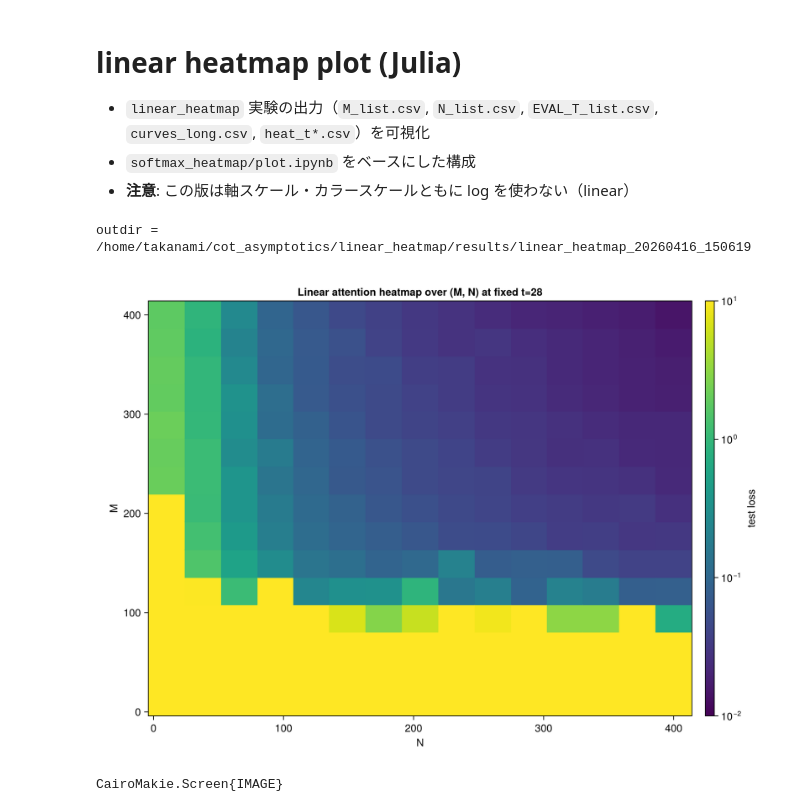
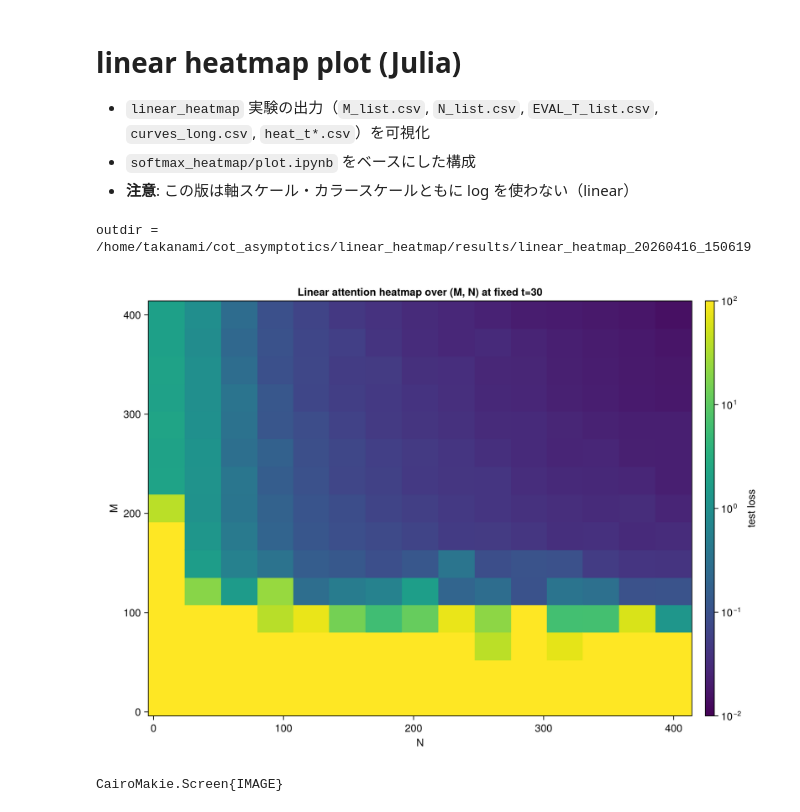
Before and after one commit to taka255/cot_asymptotics, a Jupyter notebook: linear_heatmap/plot.ipynb, the cells around one changed output. Saved outputs shown, nothing was run; the diff lists cells and outputs as text; code cells hidden in the pictures.

```diff
--- a/linear_heatmap/plot.ipynb
+++ b/linear_heatmap/plot.ipynb
@@ -10,19 +10,8 @@ using DelimitedFiles
 
 # 必要なら手動指定:
 outdir = "/home/takanami/cot_asymptotics/linear_heatmap/results/linear_heatmap_20260416_150619"
+#outdir = "/home/takanami/cot_asymptotics/linear_heatmap/results/latest_linear_heatmap"
 
-base_dir = @__DIR__
-results_root = joinpath(base_dir, "results")
-
-function pick_latest_outdir(results_root::String)
-    dirs = filter(name -> startswith(name, "linear_heatmap_"), readdir(results_root))
-    @assert !isempty(dirs) "No linear_heatmap_* directory found under $(results_root)"
-    full = joinpath.(results_root, dirs)
-    mtimes = map(path -> stat(path).mtime, full)
-    return full[argmax(mtimes)]
-end
-
-outdir = pick_latest_outdir(results_root)
 println("outdir = ", outdir)
 
 function read_vector_int(path::String)
@@ -47,7 +36,8 @@ end
 M_list = read_vector_int(joinpath(outdir, "M_list.csv"))
 N_list = read_vector_int(joinpath(outdir, "N_list.csv"))
 T_list = read_vector_int(joinpath(outdir, "EVAL_T_list.csv"))
-T_heat = read_t_heat_from_config(outdir)
+#T_heat = read_t_heat_from_config(outdir)
+T_heat = 30
 @assert T_heat in T_list "T_heat=$(T_heat) is not in EVAL_T_list.csv"
 
 curves_long = readdlm(joinpath(outdir, "curves_long.csv"), ',', Float64)
@@ -60,33 +50,33 @@ else
     heat = fill(NaN, length(M_list), length(N_list))
     for i in 1:size(curves_long, 1)
         m = Int(round(curves_long[i, 1]))
         n = Int(round(curves_long[i, 2]))
         t = Int(round(curves_long[i, 3]))
         err = curves_long[i, 4]
         if t == T_heat
             mi = findfirst(==(m), M_list)
             ni = findfirst(==(n), N_list)
             if !isnothing(mi) && !isnothing(ni)
                 heat[mi, ni] = err
             end
         end
     end
 end
 
 fig = Figure(size = (900, 650))
 ax = Axis(
     fig[1, 1],
     xlabel = "N",
     ylabel = "M",
     title = "Linear attention heatmap over (M, N) at fixed t=$(T_heat)"
 )
 
 # NOTE: linear版なので xscale/yscale/colorscale は設定しない
-hm = heatmap!(ax, N_list, M_list, heat, colormap = :viridis, colorrange = (10^(-2), 10^1), colorscale = log10)
+hm = heatmap!(ax, N_list, M_list, heat, colormap = :viridis, colorrange = (10^(-2), 10^2), colorscale = log10)
 Colorbar(fig[1, 2], hm, label = "test loss")
 
 display(fig)
 # %% [output]
 outdir = /home/takanami/cot_asymptotics/linear_heatmap/results/linear_heatmap_20260416_150619
-[figure, old version]
+[figure, new version]
 CairoMakie.Screen{IMAGE}
```
Also changed, not shown: 26 other files.
